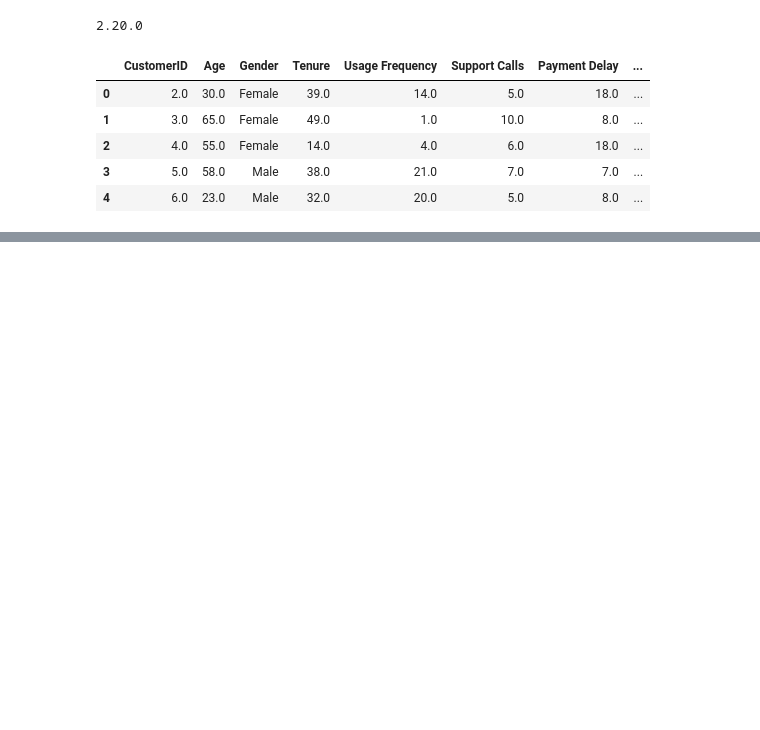
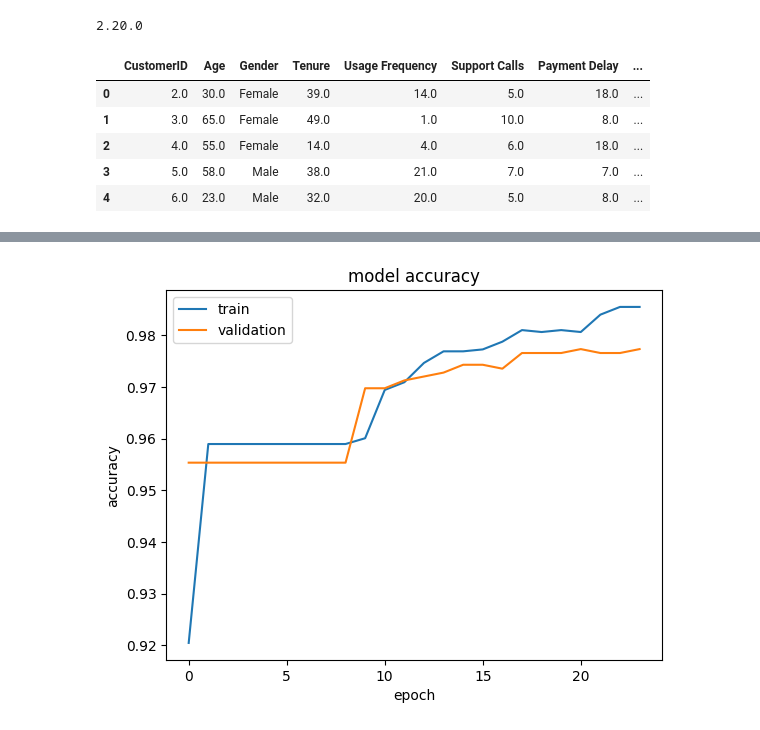
Before and after one commit to Thanvithmk/deep-learning, a Jupyter notebook: DL.ipynb, the cells around one changed output, grey strips where cells are left out. Saved outputs shown, nothing was run; the diff lists cells and outputs as text; code cells hidden in the pictures; blank space fills up the shorter version.

```diff
--- a/DL.ipynb
+++ b/DL.ipynb
@@ -148,7 +148,20 @@ classifier.add(Dense(units=6,activation="relu"))
 classifier.add(Dense(units=1,activation="sigmoid"))
 # %%
 classifier.compile(optimizer="adam",loss="binary_crossentropy",metrics=["accuracy"])
+# %%
+#early stopping
+import tensorflow as tf
+early_stop=tf.keras.callbacks.EarlyStopping(
+    monitor="val_loss",
+    min_delta=0,
+    patience=0,
+    verbose=0,
+    mode="auto",
+    baseline=None,
+    restore_best_weights=False,
+    start_from_epoch=0,
+)
 # %%
-hist=classifier.fit(x_train,y_train,validation_split=0.33,batch_size=10,epochs=100)
+hist=classifier.fit(x_train,y_train,validation_split=0.33,batch_size=10,epochs=100,callbacks=early_stop)
 # %% [output]
 Epoch 1/100
@@ -157,0 +184,10 @@ Epoch 2/100
+# %%
+plt.plot(hist.history["accuracy"])
+plt.plot(hist.history["val_accuracy"])
+plt.title("model accuracy")
+plt.ylabel("accuracy")
+plt.xlabel("epoch")
+plt.legend(["train","validation"],loc="upper left")
+plt.show()
+# %% [output]
+[figure, added]
```
Also changed, not shown: parts of 7 cells of this notebook.
